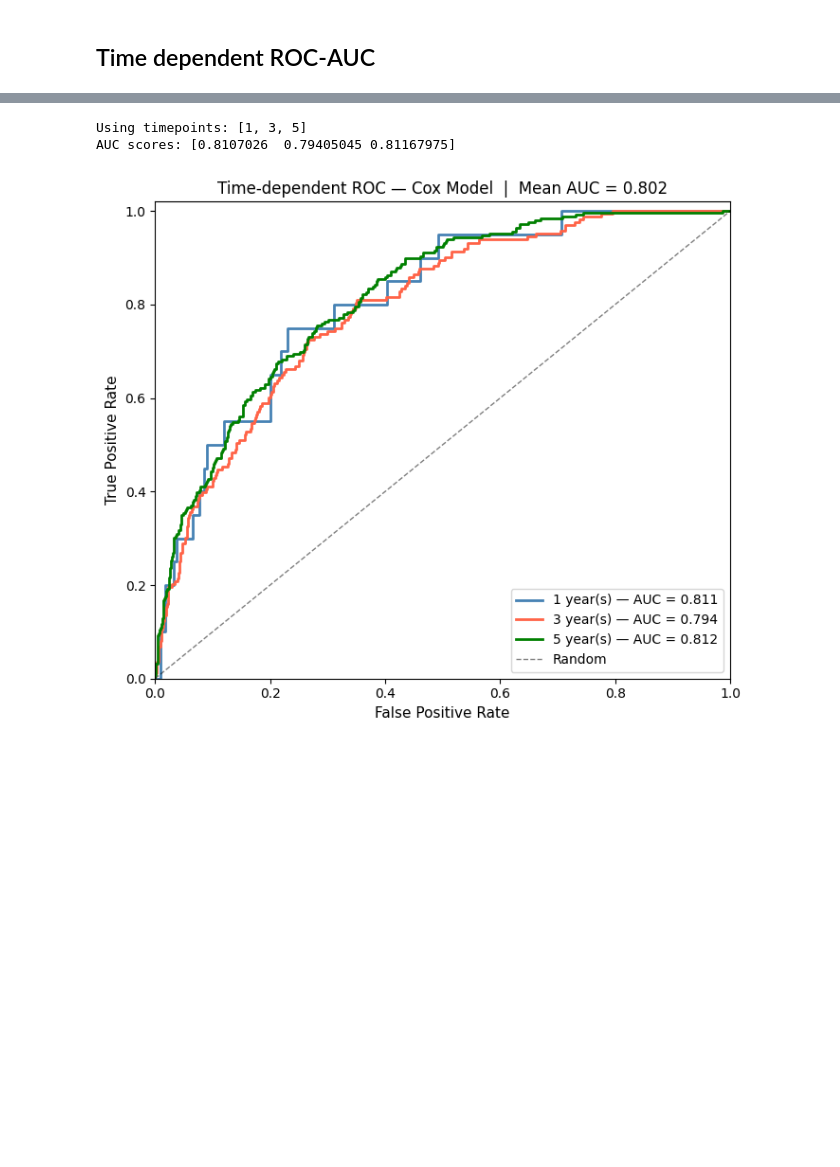
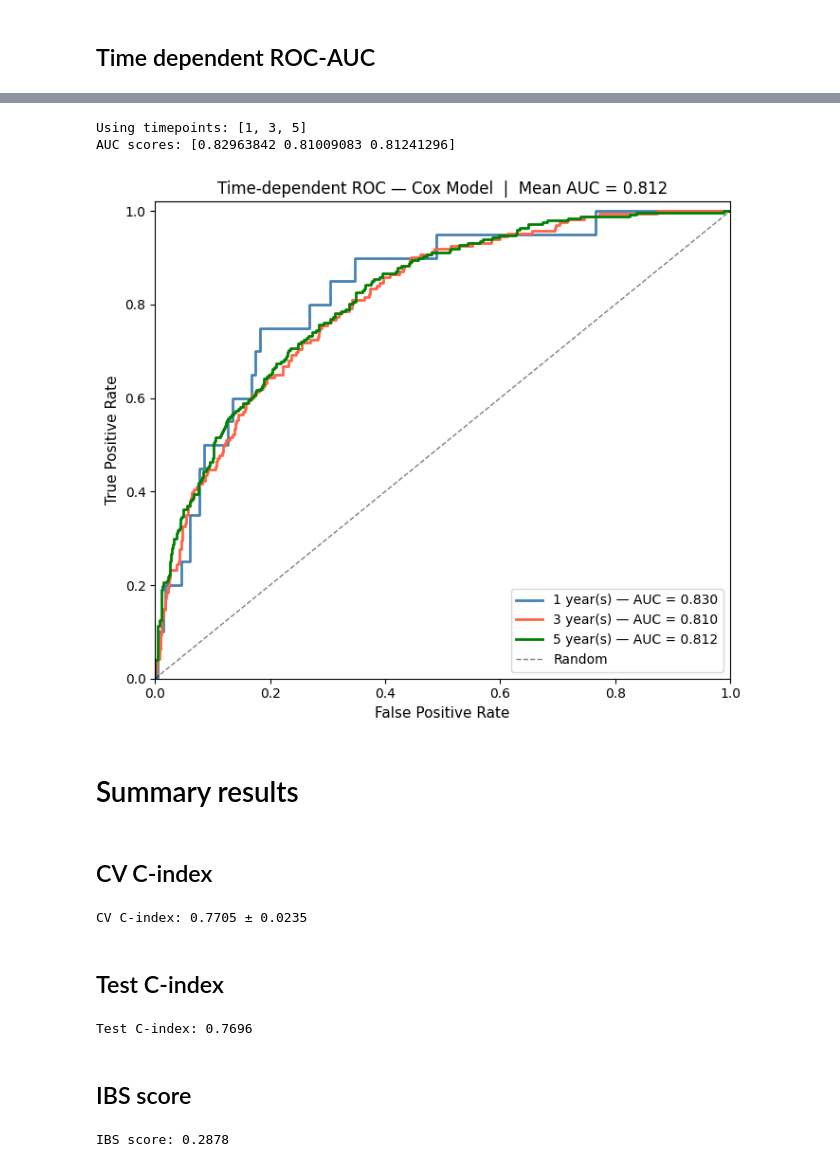
Before and after one commit to mariik4/survival_analysis_of_mci, a Jupyter notebook: notebooks/7-cox-model.evaluation.ipynb, the cells around one changed output, grey strips where cells are left out. Drawn from its saved outputs; the diff is of its cells as text; code cells hidden in the pictures; blank space fills up the shorter version.

```diff
--- a/notebooks/7-cox-model.evaluation.ipynb
+++ b/notebooks/7-cox-model.evaluation.ipynb
@@ -454,33 +478,53 @@ risk_scores  = cox.predict_partial_hazard(test_X).values
 auc_scores, mean_auc = cumulative_dynamic_auc(
     train_y, test_y, risk_scores, times_roc
 )
 print(f"AUC scores: {auc_scores}")
 
 fig, ax = plt.subplots(figsize=(7, 6))
 colors = ['steelblue', 'tomato', 'green']
 
 for t, auc_val, color in zip(times_roc, auc_scores, colors):
     known_mask    = (test_y[SURVIVAL_EVENT_COL].astype(bool)) | (test_y[SURVIVAL_TIME_COL] >= t)
     y_true_binary = ((test_y[SURVIVAL_EVENT_COL].astype(bool)) &(test_y[SURVIVAL_TIME_COL] <= t))[known_mask].astype(int)
     risk_known    = risk_scores[known_mask]
 
     fpr, tpr, _   = roc_curve(y_true_binary, risk_known)
     ax.plot(fpr, tpr, color=color, linewidth=2,
             label=f'{t} year(s) — AUC = {auc_val:.3f}')
 
 ax.plot([0, 1], [0, 1], 'k--', linewidth=1, alpha=0.5, label='Random')
 ax.set_xlabel("False Positive Rate", fontsize=11)
 ax.set_ylabel("True Positive Rate", fontsize=11)
 ax.set_title(f"Time-dependent ROC — Cox Model  |  Mean AUC = {mean_auc:.3f}",
              fontsize=12)
 ax.legend(fontsize=10, loc='lower right')
 ax.set_xlim([0, 1])
 ax.set_ylim([0, 1.02])
 
 plt.tight_layout()
-save_pic(plt, "roc_auc_curves.png")
+save_pic(plt, "cox_evaluation_ROC_AUCs.png")
 plt.show()
 # %% [output]
 Using timepoints: [1, 3, 5]
-AUC scores: [0.8107026  0.79405045 0.81167975]
+AUC scores: [0.82963842 0.81009083 0.81241296]
-[figure, old version]
+[figure, new version]
+# %% [markdown]
+# Summary results
+# %% [markdown]
+## CV C-index
+# %%
+print(f"CV C-index: {cv_cindex:.4f} ± {cv_cindex_std:.4f}")
+# %% [output]
+CV C-index: 0.7705 ± 0.0235
+# %% [markdown]
+## Test C-index
+# %%
+print(f"Test C-index: {cindex_test:.4f}")
+# %% [output]
+Test C-index: 0.7696
+# %% [markdown]
+## IBS score
+# %%
+print(f"IBS score: {ibs:.4f}")
+# %% [output]
+IBS score: 0.2878
```
Also changed, not shown: parts of 35 cells of this notebook, 28 other files.
